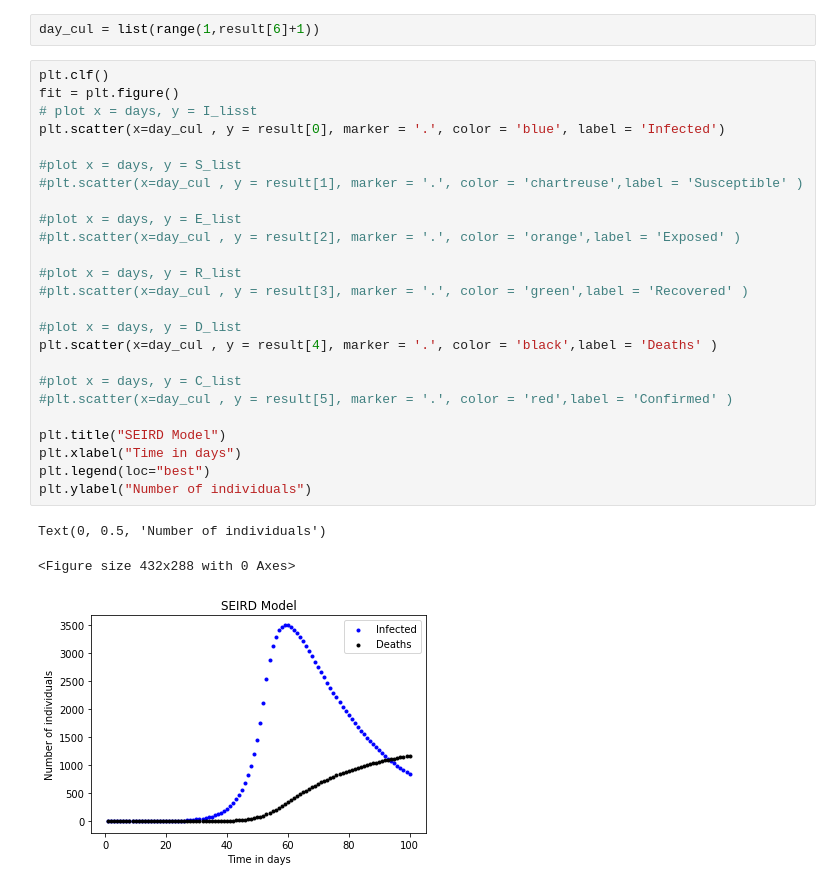
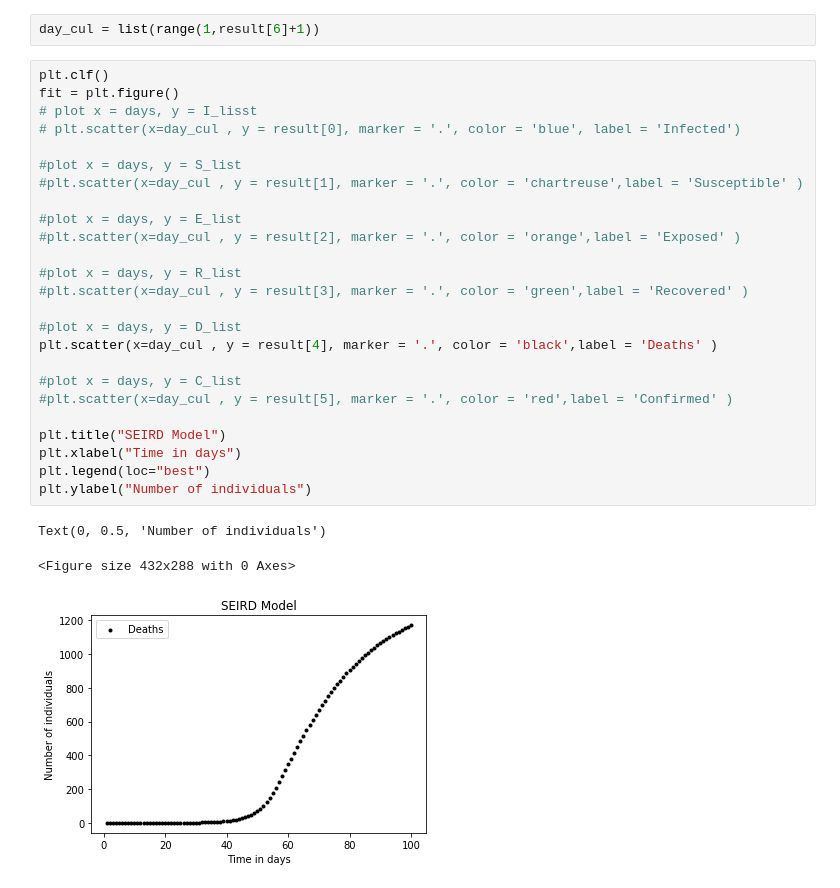
Before and after one commit to Mlu13/Bioinfo-Simulation, a Jupyter notebook: COVID19_simulation.ipynb, the cells around one changed output. Saved outputs shown, nothing was run; the diff lists cells and outputs as text.

```diff
--- a/COVID19_simulation.ipynb
+++ b/COVID19_simulation.ipynb
@@ -172,29 +172,29 @@ day_cul = list(range(1,result[6]+1))
 # %%
 plt.clf()
 fit = plt.figure()
 # plot x = days, y = I_lisst
-plt.scatter(x=day_cul , y = result[0], marker = '.', color = 'blue', label = 'Infected')
+# plt.scatter(x=day_cul , y = result[0], marker = '.', color = 'blue', label = 'Infected')
 
 #plot x = days, y = S_list
 #plt.scatter(x=day_cul , y = result[1], marker = '.', color = 'chartreuse',label = 'Susceptible' )
 
 #plot x = days, y = E_list
 #plt.scatter(x=day_cul , y = result[2], marker = '.', color = 'orange',label = 'Exposed' )
 
 #plot x = days, y = R_list
 #plt.scatter(x=day_cul , y = result[3], marker = '.', color = 'green',label = 'Recovered' )
 
 #plot x = days, y = D_list
 plt.scatter(x=day_cul , y = result[4], marker = '.', color = 'black',label = 'Deaths' )
 
 #plot x = days, y = C_list
 #plt.scatter(x=day_cul , y = result[5], marker = '.', color = 'red',label = 'Confirmed' )
 
 plt.title("SEIRD Model")
 plt.xlabel("Time in days")
 plt.legend(loc="best")
 plt.ylabel("Number of individuals")
 # %% [output]
 Text(0, 0.5, 'Number of individuals')
 <Figure size 432x288 with 0 Axes>
-[figure, old version]
+[figure, new version]
```
Also changed, not shown: parts of 1 cell of this notebook, 2 other files.
